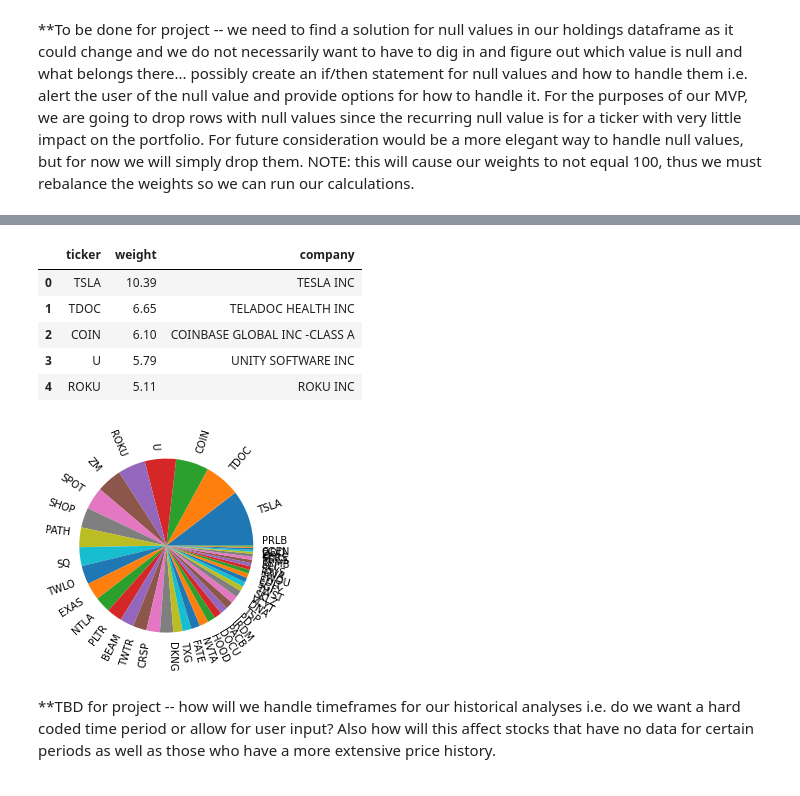
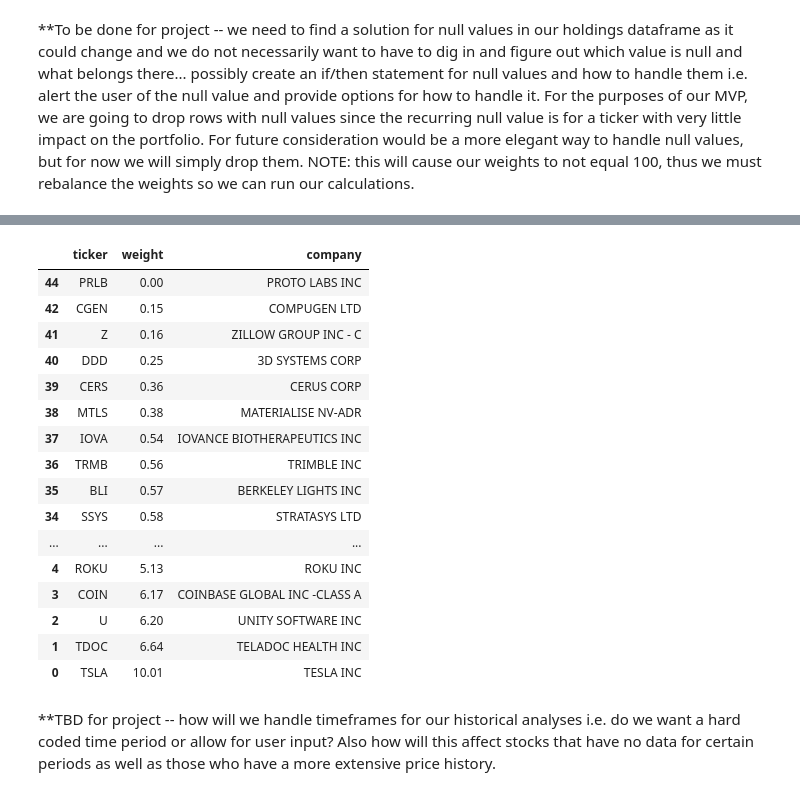
Before and after one commit to odhissm/portfolio_management, a Jupyter notebook: portfolio_analyzer/project_initial.ipynb, the cells around one changed output, grey strips where cells are left out. Cells and saved outputs as stored; diff of their text form; code cells hidden in the pictures.

Commit message:
Updated codebase to round out initial script for use in our app, updated modules

```diff
--- a/portfolio_analyzer/project_initial.ipynb
+++ b/portfolio_analyzer/project_initial.ipynb
@@ -47,11 +60,12 @@ dtype: int64
 **To be done for project -- we need to find a solution for null values in our holdings dataframe as it could change and we do not necessarily want to have to dig in and figure out which value is null and what belongs there... possibly create an if/then statement for null values and how to handle them i.e. alert the user of the null value and provide options for  how to handle it.  For the purposes of our MVP, we are going to drop rows with null values since the recurring null value is for a ticker with very little impact on the portfolio.  For future consideration would be a more elegant way to handle null values, but for now we will simply drop them.  NOTE:  this will cause our weights to not equal 100, thus we must rebalance the weights so we can run our calculations.
 # %%
 # For our purposes we want to focus on the 'ticker','weight', and 'company' columns of the dataframe.  This will allow us to perform historical research with the Alpaca API as well as plot the weights of the portfolio stocks.
-initial_filtered_df = initial_holdings_df[['ticker', 'weight', 'company']]
-display(initial_filtered_df.head())
+initial_filtered_df = initial_holdings_df[['ticker', 'weight', 'company']].sort_values(by = 'weight')
+
 
 # Note that for our Monte Carlo simulations, we will need to divide the weights column by 100 since the sum of weights for the simulation needs to be 1, and the dataframe is configured for the sum to be 100.
 
-initial_filtered_bar = filtered_df.hvplot.bar(x='ticker', y = 'weight', hover_color = 'red', hover_cols = ['ticker', 'weight', 'company'],rot=90, title = 'Stock tickers and their corresponding weights in the portfolio')
-initial_filtered_pie = plt.pie(x = filtered_df.weight, labels = filtered_df.ticker,rotatelabels=True)
+initial_filtered_bar = initial_filtered_df.hvplot.bar(x='ticker', y = 'weight', hover_color = 'red', rot=90, title = 'Stock tickers and their corresponding weights in the portfolio')
+display(initial_filtered_bar)
+display(initial_filtered_df)
 # %% [output]
@@ -58,9 +73,19 @@ initial_filtered_pie = plt.pie(x = filtered_df.weight, labels = filtered_df.tick
 |  | ticker | weight | company |
-| 0 | TSLA | 10.39 | TESLA INC |
-| 1 | TDOC | 6.65 | TELADOC HEALTH INC |
-| 2 | COIN | 6.10 | COINBASE GLOBAL INC -CLASS A |
-| 3 | U | 5.79 | UNITY SOFTWARE INC |
-| 4 | ROKU | 5.11 | ROKU INC |
+| 44 | PRLB | 0.00 | PROTO LABS INC |
+| 42 | CGEN | 0.15 | COMPUGEN LTD |
+| 41 | Z | 0.16 | ZILLOW GROUP INC - C |
+| 40 | DDD | 0.25 | 3D SYSTEMS CORP |
+| 39 | CERS | 0.36 | CERUS CORP |
+| 38 | MTLS | 0.38 | MATERIALISE NV-ADR |
+| 37 | IOVA | 0.54 | IOVANCE BIOTHERAPEUTICS INC |
+| 36 | TRMB | 0.56 | TRIMBLE INC |
+| 35 | BLI | 0.57 | BERKELEY LIGHTS INC |
+| 34 | SSYS | 0.58 | STRATASYS LTD |
+| ... | ... | ... | ... |
+| 4 | ROKU | 5.13 | ROKU INC |
+| 3 | COIN | 6.17 | COINBASE GLOBAL INC -CLASS A |
+| 2 | U | 6.20 | UNITY SOFTWARE INC |
+| 1 | TDOC | 6.64 | TELADOC HEALTH INC |
+| 0 | TSLA | 10.01 | TESLA INC |
-[figure, removed]
 # %%
 #Use data from ARKK API call to get historical quotes from Alpaca
```
Also changed, not shown: parts of 16 cells of this notebook, 3 other files.
